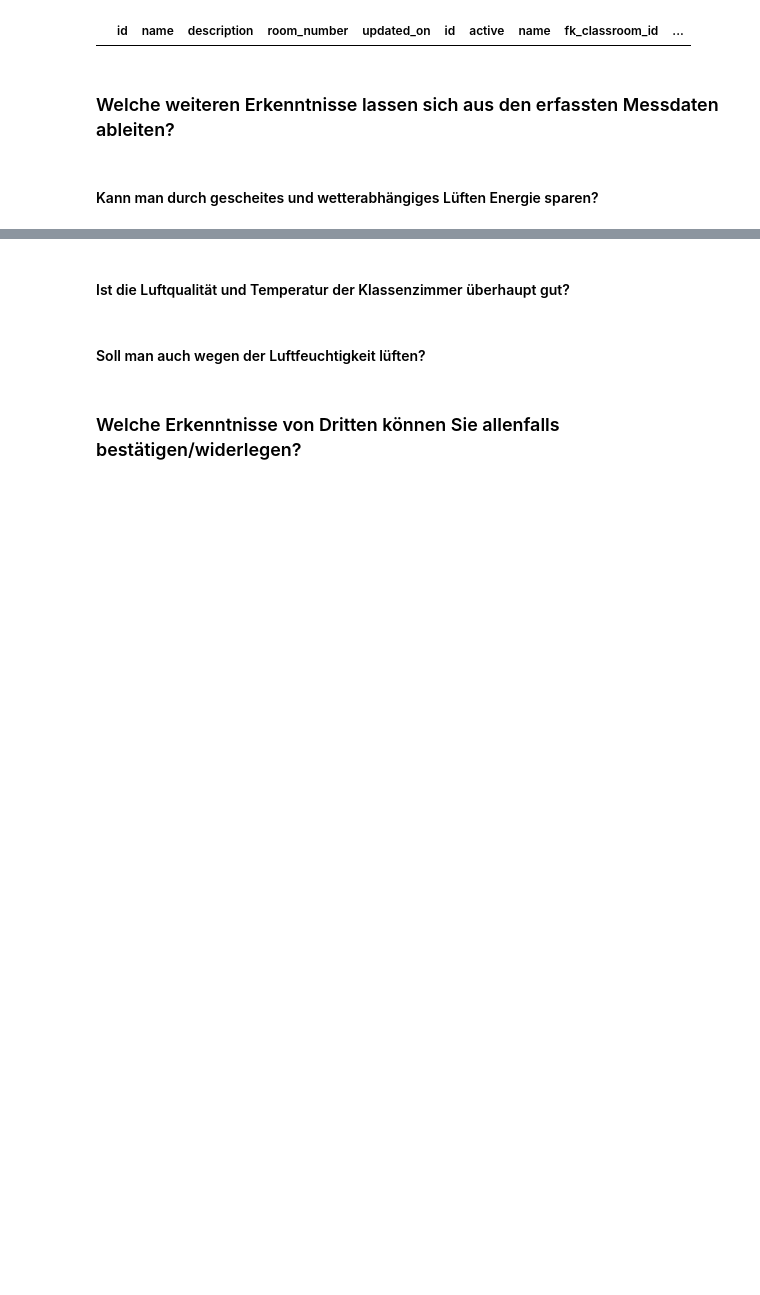
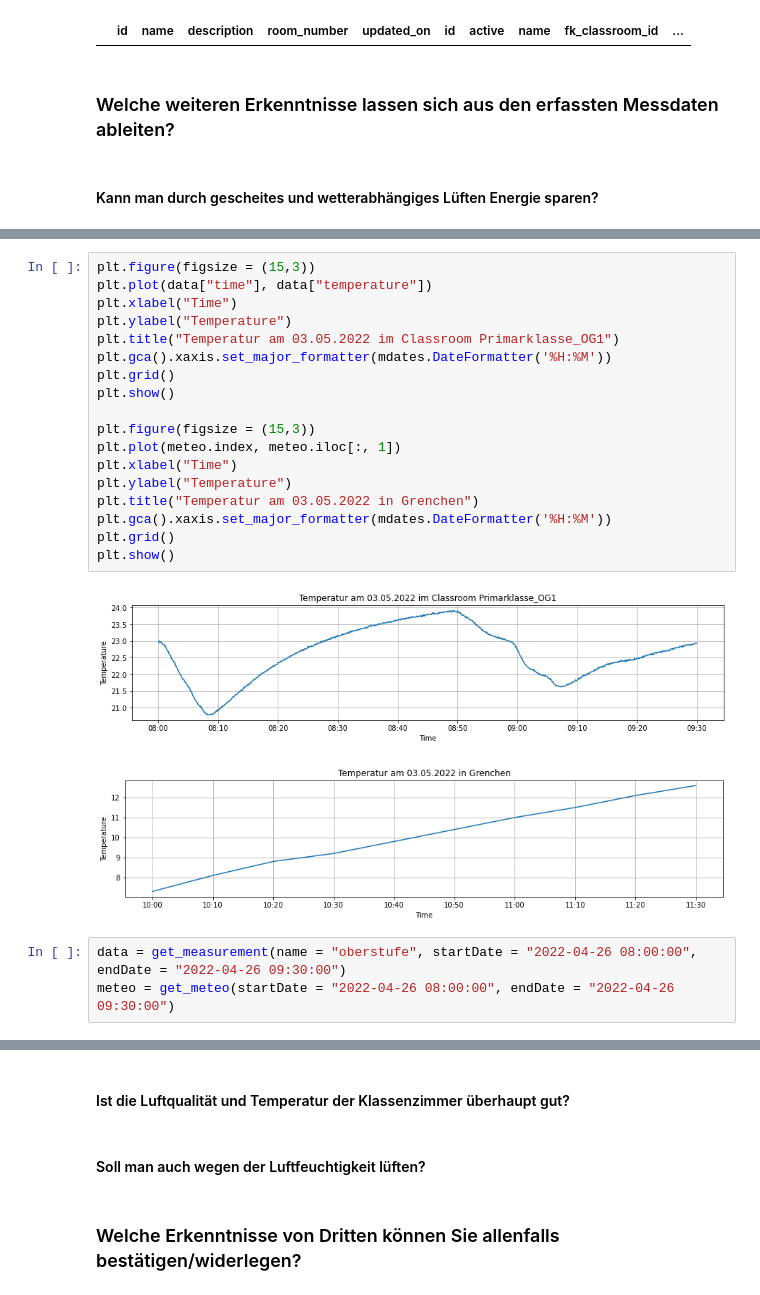
Before and after one commit to Smart-Classroom-Challenge/Data-Evaluation, a Jupyter notebook: data-evaluation.ipynb, the cells around one changed output, grey strips where cells are left out. Cells and saved outputs as stored; diff of their text form; blank space fills up the shorter version.

```diff
--- a/data-evaluation.ipynb
+++ b/data-evaluation.ipynb
@@ -581,0 +599,24 @@ Monday_05_02.query(f"time == '{pd.to_datetime(max_entry_m['time'].values[0])}'")
+# %%
+plt.figure(figsize = (15,3))
+plt.plot(data["time"], data["temperature"])
+plt.xlabel("Time")
+plt.ylabel("Temperature")
+plt.title("Temperatur am 03.05.2022 im Classroom Primarklasse_OG1")
+plt.gca().xaxis.set_major_formatter(mdates.DateFormatter('%H:%M'))
+plt.grid()
+plt.show()
+
+plt.figure(figsize = (15,3))
+plt.plot(meteo.index, meteo.iloc[:, 1])
+plt.xlabel("Time")
+plt.ylabel("Temperature")
+plt.title("Temperatur am 03.05.2022 in Grenchen")
+plt.gca().xaxis.set_major_formatter(mdates.DateFormatter('%H:%M'))
+plt.grid()
+plt.show()
+# %% [output]
+[figure, added]
+[figure, added]
+# %%
+data = get_measurement(name = "oberstufe", startDate = "2022-04-26 08:00:00", endDate = "2022-04-26 09:30:00")
+meteo = get_meteo(startDate = "2022-04-26 08:00:00", endDate = "2022-04-26 09:30:00")
```
Also changed, not shown: parts of 5 cells of this notebook.
